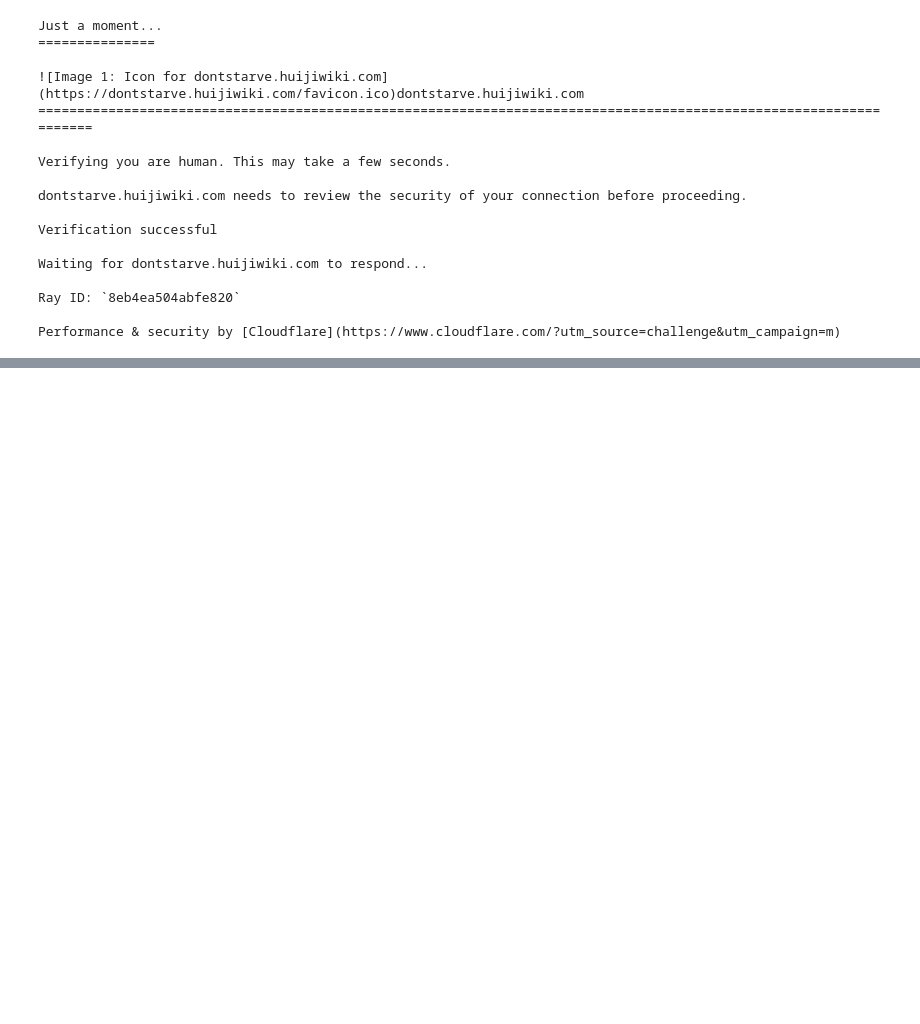
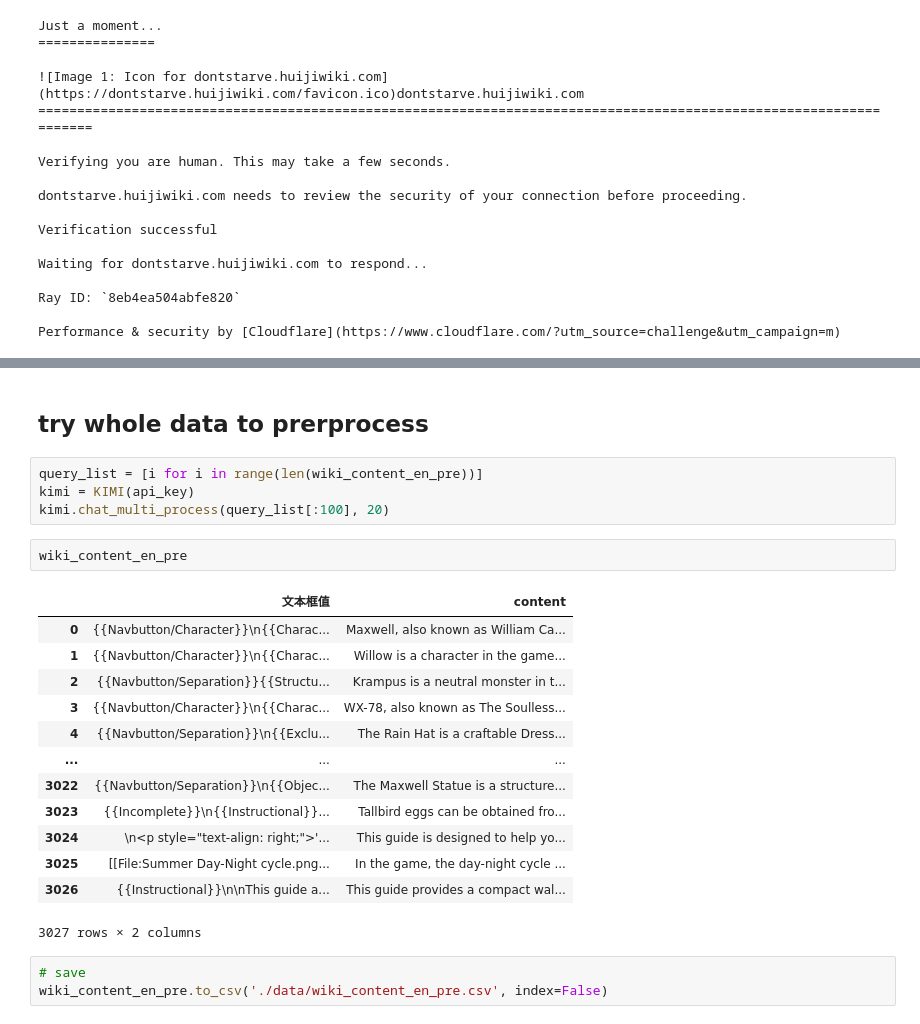
Before and after one commit to bu-bu-xxx/dify, a Jupyter notebook: dst/web.ipynb, the cells around one changed output, grey strips where cells are left out. Cells and saved outputs as stored; diff of their text form; blank space fills up the shorter version.

```diff
--- a/dst/web.ipynb
+++ b/dst/web.ipynb
@@ -96,0 +335,25 @@ Performance & security by [Cloudflare](https://www.cloudflare.com/?utm_source=ch
+# %% [markdown]
+## try whole data to prerprocess
+# %%
+query_list = [i for i in range(len(wiki_content_en_pre))]
+kimi = KIMI(api_key)
+kimi.chat_multi_process(query_list[:100], 20)
+# %%
+wiki_content_en_pre
+# %% [output]
+|  | 文本框值 | content |
+| 0 | {{Navbutton/Character}}\n{{Charac... | Maxwell, also known as William Ca... |
+| 1 | {{Navbutton/Character}}\n{{Charac... | Willow is a character in the game... |
+| 2 | {{Navbutton/Separation}}{{Structu... | Krampus is a neutral monster in t... |
+| 3 | {{Navbutton/Character}}\n{{Charac... | WX-78, also known as The Soulless... |
+| 4 | {{Navbutton/Separation}}\n{{Exclu... | The Rain Hat is a craftable Dress... |
+| ... | ... | ... |
+| 3022 | {{Navbutton/Separation}}\n{{Objec... | The Maxwell Statue is a structure... |
+| 3023 | {{Incomplete}}\n{{Instructional}}... | Tallbird eggs can be obtained fro... |
+| 3024 | \n<p style="text-align: right;">'... | This guide is designed to help yo... |
+| 3025 | [[File:Summer Day-Night cycle.png... | In the game, the day-night cycle ... |
+| 3026 | {{Instructional}}\n\nThis guide a... | This guide provides a compact wal... |
+3027 rows × 2 columns
+# %%
+# save
+wiki_content_en_pre.to_csv('./data/wiki_content_en_pre.csv', index=False)
```
Also changed, not shown: parts of 32 cells of this notebook, 27 other files.
